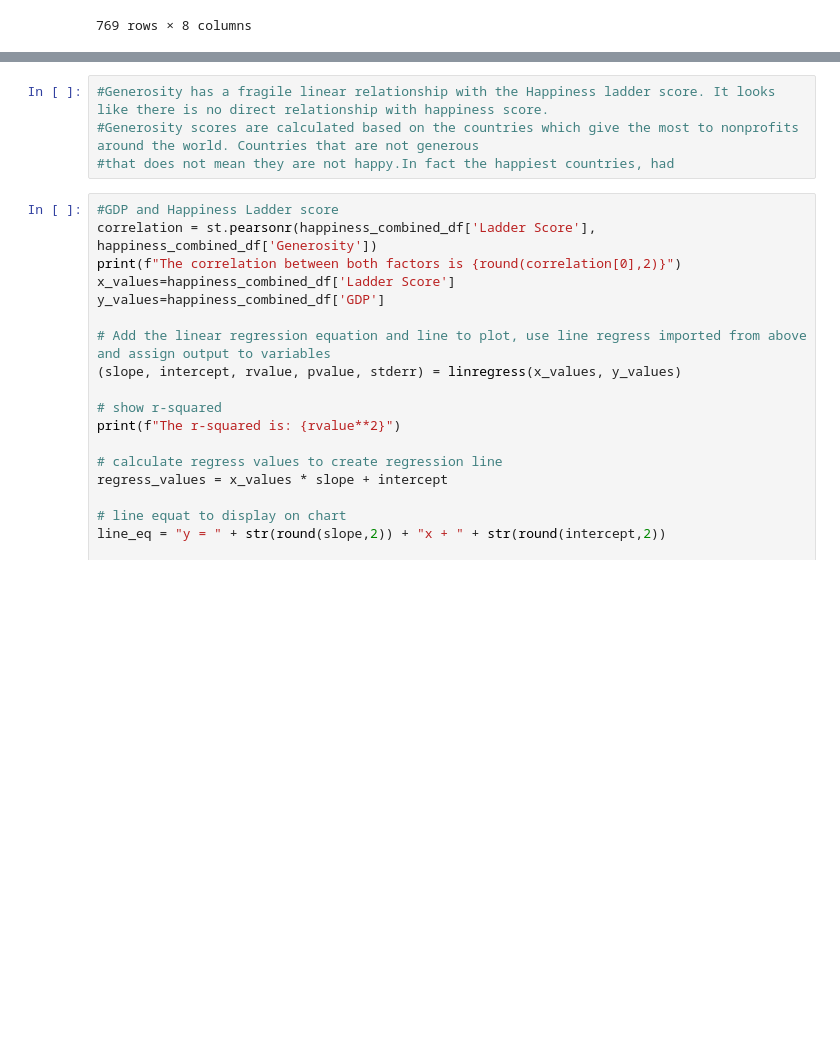
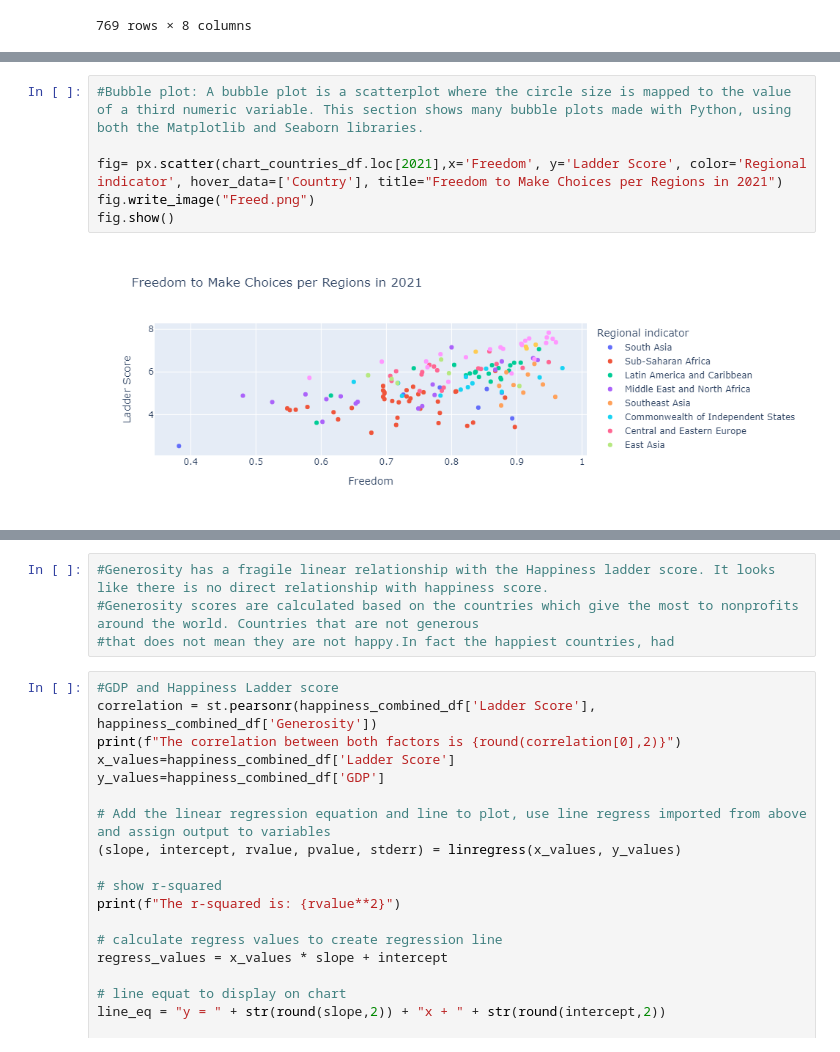
Before and after one commit to Ryan-Malin/TeamHappinessMain, a Jupyter notebook: Asels.ipynb, the cells around one changed output, grey strips where cells are left out. Cells and saved outputs as stored; diff of their text form; blank space fills up the shorter version.

```diff
--- a/Asels.ipynb
+++ b/Asels.ipynb
@@ -193,0 +187,8 @@ unified_data.head()
+# %%
+#Bubble plot: A bubble plot is a scatterplot where the circle size is mapped to the value of a third numeric variable. This section shows many bubble plots made with Python, using both the Matplotlib and Seaborn libraries.
+
+fig= px.scatter(chart_countries_df.loc[2021],x='Freedom', y='Ladder Score', color='Regional indicator', hover_data=['Country'], title="Freedom to Make Choices per Regions in 2021")
+fig.write_image("Freed.png")
+fig.show()
+# %% [output]
+[figure, added]
```
Also changed, not shown: parts of 9 cells of this notebook, 10 other files.
